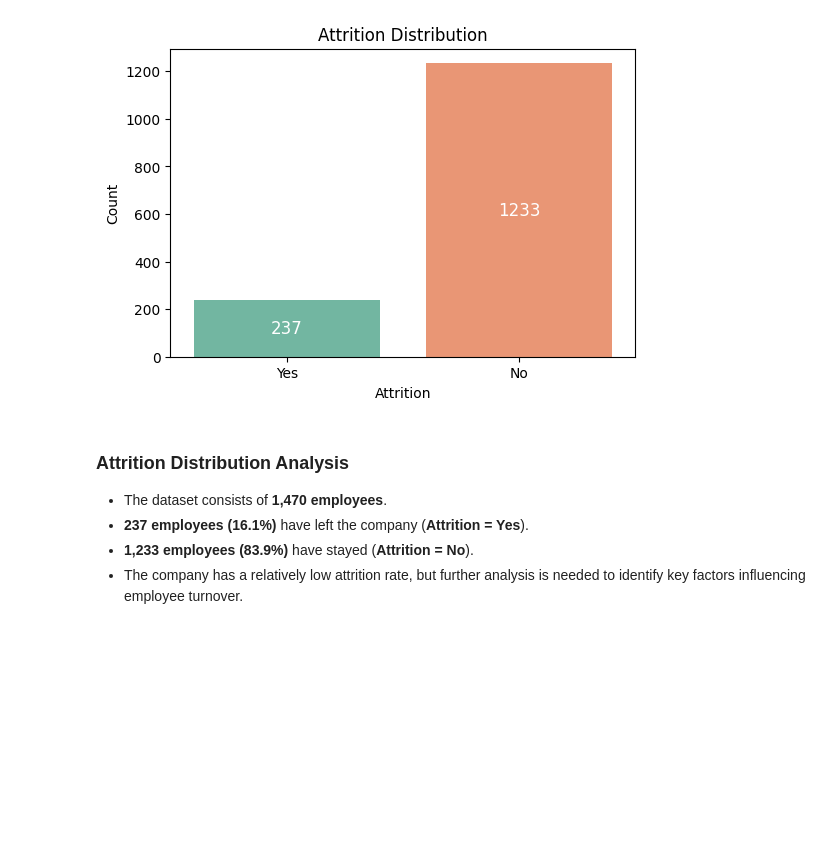
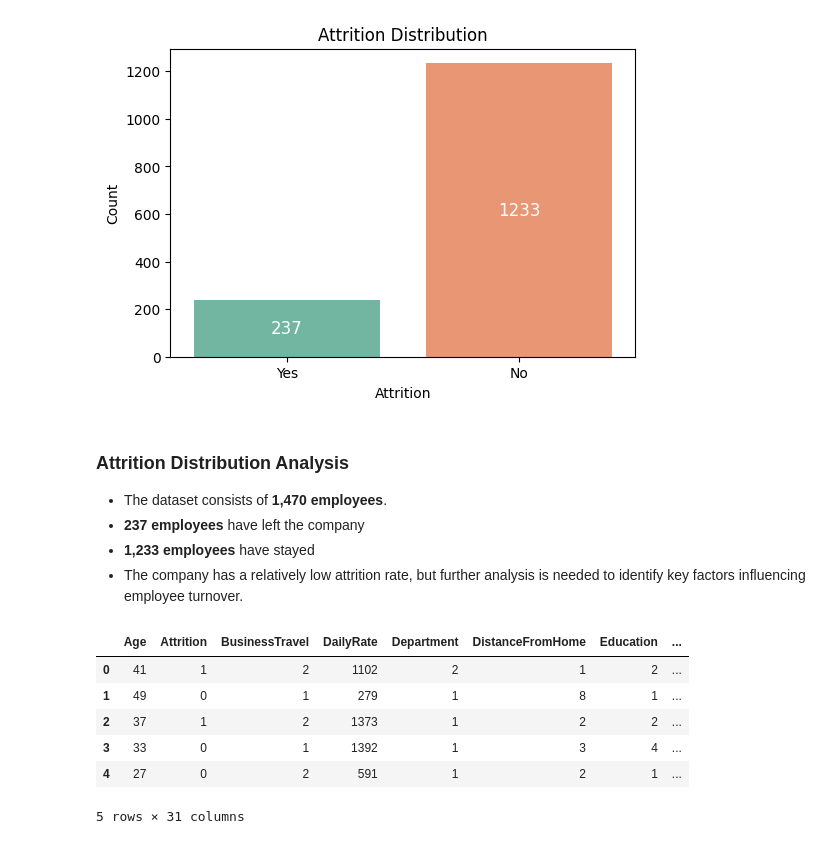
Before and after one commit to mariyamjabir/HR_Analytics, a Jupyter notebook: notebooks/01_EDA_and_Data_Preprocessing.ipynb, the cells around one changed output. Drawn from its saved outputs; the diff is of its cells as text; code cells hidden in the pictures; blank space fills up the shorter version.

```diff
--- a/notebooks/01_EDA_and_Data_Preprocessing.ipynb
+++ b/notebooks/01_EDA_and_Data_Preprocessing.ipynb
@@ -79,11 +86,21 @@ plt.show()
 # %% [markdown]
 ### Attrition Distribution Analysis
 - The dataset consists of **1,470 employees**.
-- **237 employees (16.1%)** have left the company (**Attrition = Yes**).
-- **1,233 employees (83.9%)** have stayed (**Attrition = No**).
+- **237 employees** have left the company
+- **1,233 employees** have stayed
 - The company has a relatively low attrition rate, but further analysis is needed to identify key factors influencing employee turnover.
 # %%
 df_numeric = df.copy()
+# %%
+df_numeric.head()
+# %% [output]
+|  | Age | Attrition | BusinessTravel | DailyRate | Department | DistanceFromHome | Education | ... |
+| 0 | 41 | 1 | 2 | 1102 | 2 | 1 | 2 | ... |
+| 1 | 49 | 0 | 1 | 279 | 1 | 8 | 1 | ... |
+| 2 | 37 | 1 | 2 | 1373 | 1 | 2 | 2 | ... |
+| 3 | 33 | 0 | 1 | 1392 | 1 | 3 | 4 | ... |
+| 4 | 27 | 0 | 2 | 591 | 1 | 2 | 1 | ... |
+5 rows × 31 columns
 # %%
 from sklearn.preprocessing import LabelEncoder
 # %%
```
Also changed, not shown: parts of 27 cells of this notebook.
